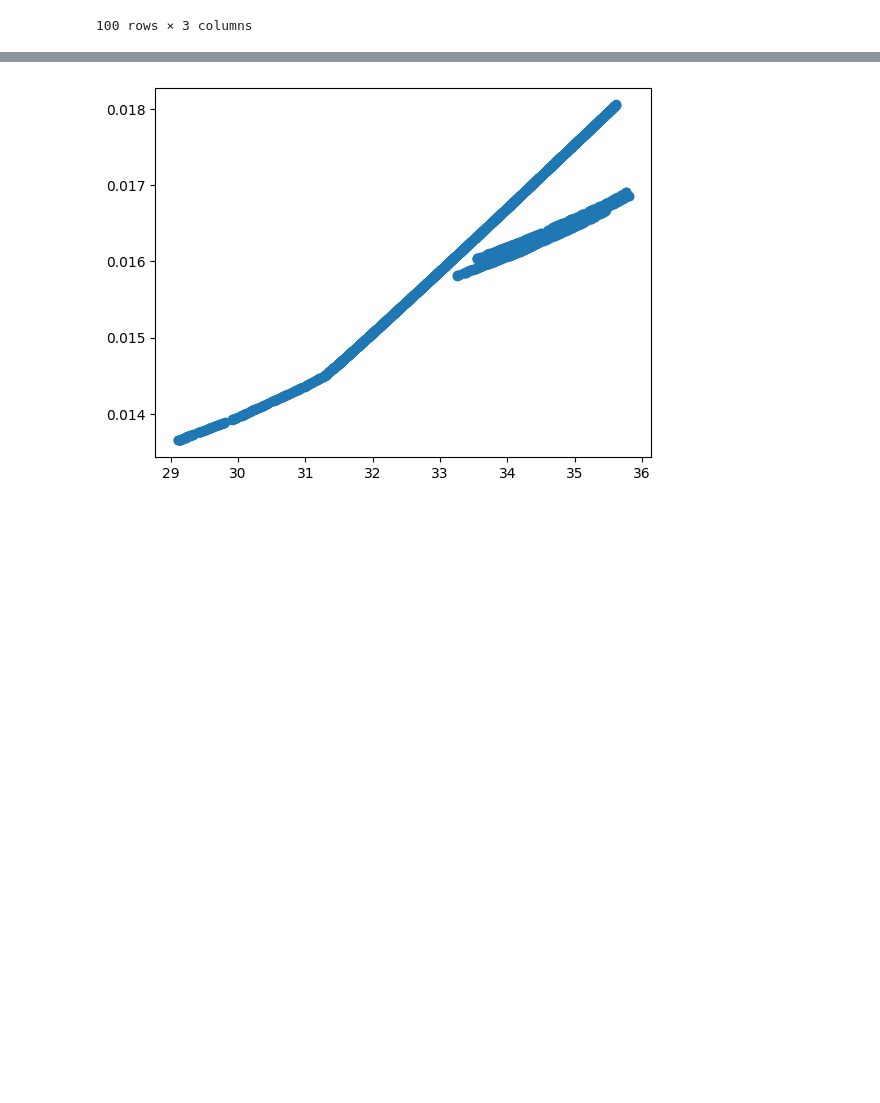
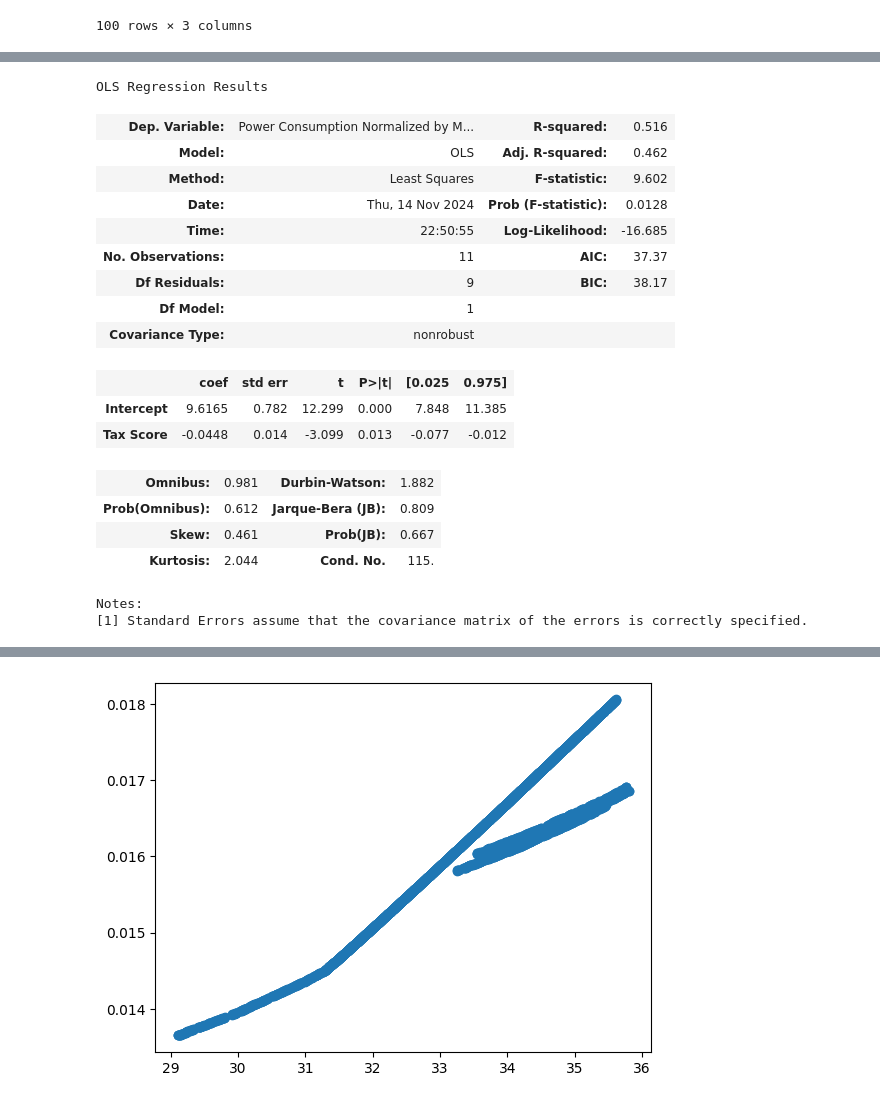
Before and after one commit to Burgundy800020/AI_sus_repo, a Jupyter notebook: Starter.ipynb, the cells around one changed output, grey strips where cells are left out. Saved outputs shown, nothing was run; the diff lists cells and outputs as text; code cells hidden in the pictures; blank space fills up the shorter version.

```diff
--- a/Starter.ipynb
+++ b/Starter.ipynb
@@ -172,0 +207,25 @@ plt.title("Training Power and Parameters by Country")
+# %%
+X = pd.DataFrame({'Intercept' : 1, 'Tax Score' : by_country['Tax Score']})
+Y = np.log(by_country['Power Consumption Normalized by Model Size'])
+model = lin_reg.fit(X, Y)
+model.summary()
+# %% [output]
+OLS Regression Results
+| Dep. Variable: | Power Consumption Normalized by M... | R-squared: | 0.516 |
+| Model: | OLS | Adj. R-squared: | 0.462 |
+| Method: | Least Squares | F-statistic: | 9.602 |
+| Date: | Thu, 14 Nov 2024 | Prob (F-statistic): | 0.0128 |
+| Time: | 22:50:55 | Log-Likelihood: | -16.685 |
+| No. Observations: | 11 | AIC: | 37.37 |
+| Df Residuals: | 9 | BIC: | 38.17 |
+| Df Model: | 1 |  |  |
+| Covariance Type: | nonrobust |  |  |
+|  | coef | std err | t | P>|t| | [0.025 | 0.975] |
+| Intercept | 9.6165 | 0.782 | 12.299 | 0.000 | 7.848 | 11.385 |
+| Tax Score | -0.0448 | 0.014 | -3.099 | 0.013 | -0.077 | -0.012 |
+| Omnibus: | 0.981 | Durbin-Watson: | 1.882 |
+| Prob(Omnibus): | 0.612 | Jarque-Bera (JB): | 0.809 |
+| Skew: | 0.461 | Prob(JB): | 0.667 |
+| Kurtosis: | 2.044 | Cond. No. | 115. |
+Notes:
+[1] Standard Errors assume that the covariance matrix of the errors is correctly specified.
```
Also changed, not shown: parts of 10 cells of this notebook, 5 other files.
